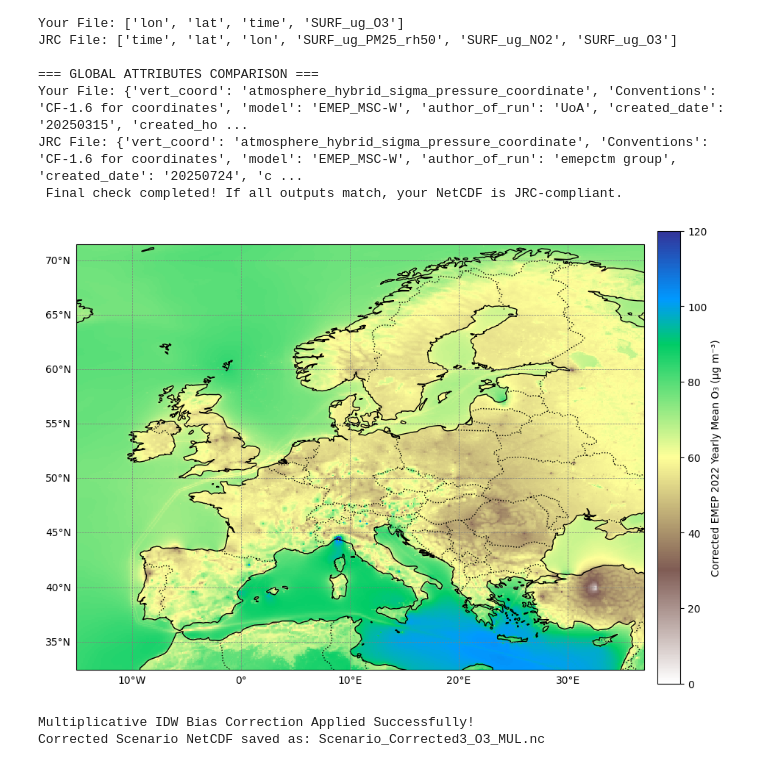
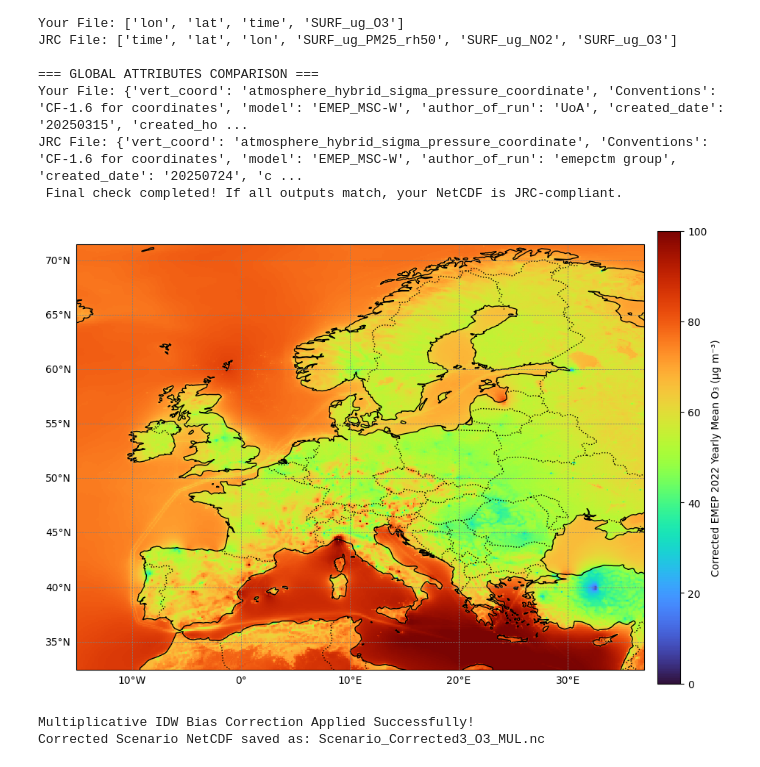
Before and after one commit to costpetrides/FAIRMODE-WG5, a Jupyter notebook: Phase2/ADI_Mult_O3.ipynb, the cells around one changed output. Saved outputs shown, nothing was run; the diff lists cells and outputs as text; code cells hidden in the pictures.

```diff
--- a/Phase2/ADI_Mult_O3.ipynb
+++ b/Phase2/ADI_Mult_O3.ipynb
@@ -719,7 +719,7 @@ corrected_netcdf_path = "Scen_2022_NKUA_O3_CSA.Cell.Mult.ADI_CORR_YEARLY.nc"  #
 ds_corrected = xr.open_dataset(corrected_netcdf_path)
 
 # Extract corrected O₃ scenario values
-corrected_o3 = ds_corrected["SURF_ug_O3"].squeeze().values.T
+corrected_o3 = ds_corrected["SURF_ug_O3"].squeeze().values
 
 # Extract coordinates
 lon = ds_corrected["lon"].values
@@ -729,38 +729,38 @@ lat = ds_corrected["lat"].values
 Lon, Lat = np.meshgrid(lon, lat)
 
 # === Define Logarithmic Scale for Color Normalization ===
-norm = mcolors.Normalize(0, 120)  # Adjust scale if needed
+norm = mcolors.Normalize(0, 100)  # Adjust scale if needed
 
 # Create a figure with a map projection
 fig, ax = plt.subplots(figsize=(12, 8), subplot_kw={'projection': ccrs.PlateCarree()})
 
 # Plot the corrected O₃ scenario using pcolormesh with logarithmic scaling
-mesh = ax.pcolormesh(Lon, Lat, corrected_o3, cmap='terrain_r', shading='auto', transform=ccrs.PlateCarree(), norm=norm)
+mesh = ax.pcolormesh(Lon, Lat, corrected_o3, cmap='turbo', shading='auto', transform=ccrs.PlateCarree(), norm=norm)
 
 # Add a colorbar with logarithmic scaling
 cbar = plt.colorbar(mesh, orientation="vertical", pad=0.02)
 cbar.set_label("Corrected EMEP 2022 Yearly Mean O₃ (μg m⁻³)")
 
 # Add coastlines and borders for context
 ax.coastlines()
 ax.add_feature(cfeature.BORDERS, linestyle=":")
 
 # Add gridlines and labels for longitude and latitude
 gl = ax.gridlines(draw_labels=True, linestyle="--", linewidth=0.5, color="gray")
 gl.top_labels = False  # Remove top labels
 gl.right_labels = False  # Remove right-side labels
 
 # Set title and labels
 plt.xlabel("Longitude")
 plt.ylabel("Latitude")
 
 # Show the plot
 plt.show()
 
 # Close dataset
 ds_corrected.close()
 # %% [output]
-[figure, old version]
+[figure, new version]
 # %%
 import netCDF4 as nc
 import numpy as np
```
Also changed, not shown: parts of 6 cells of this notebook.
